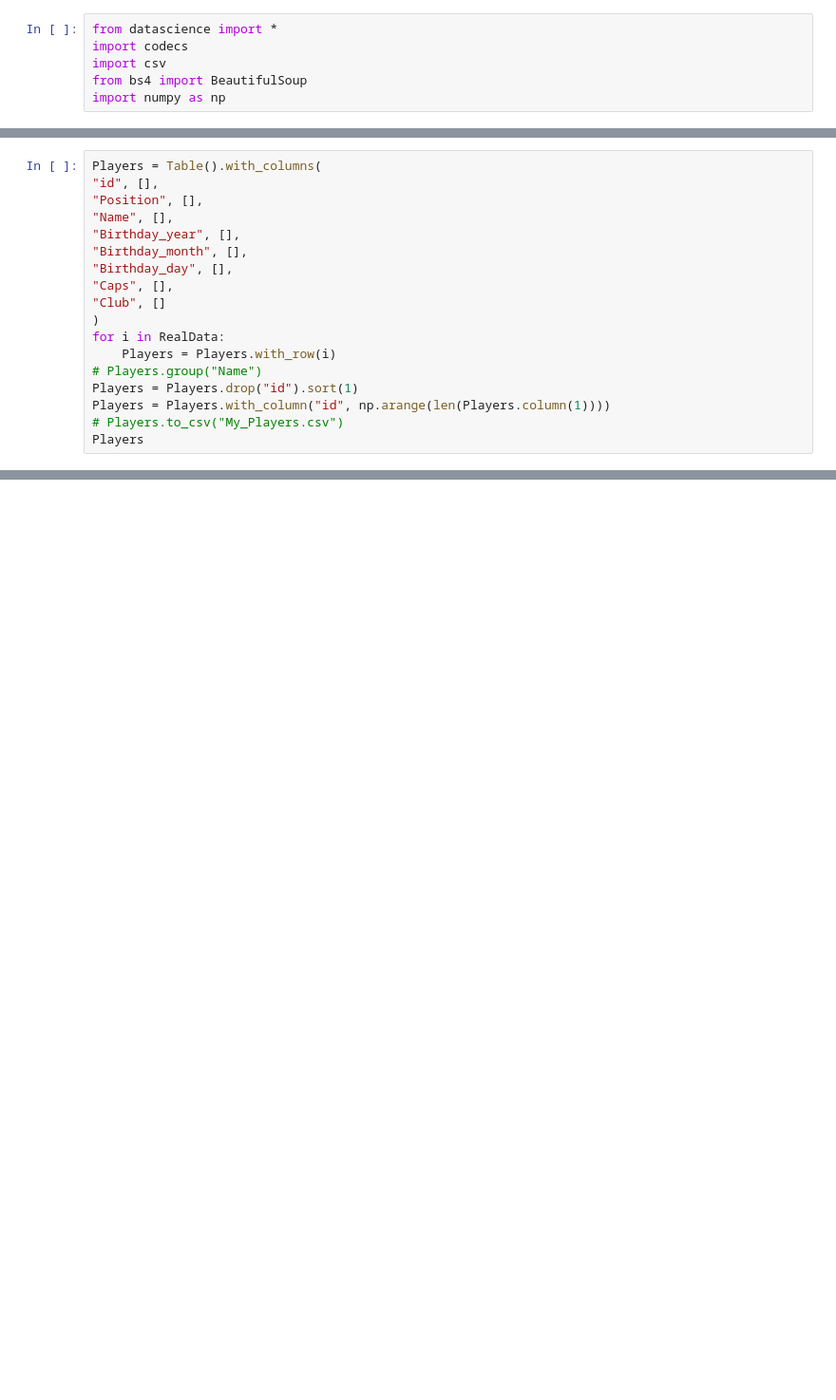
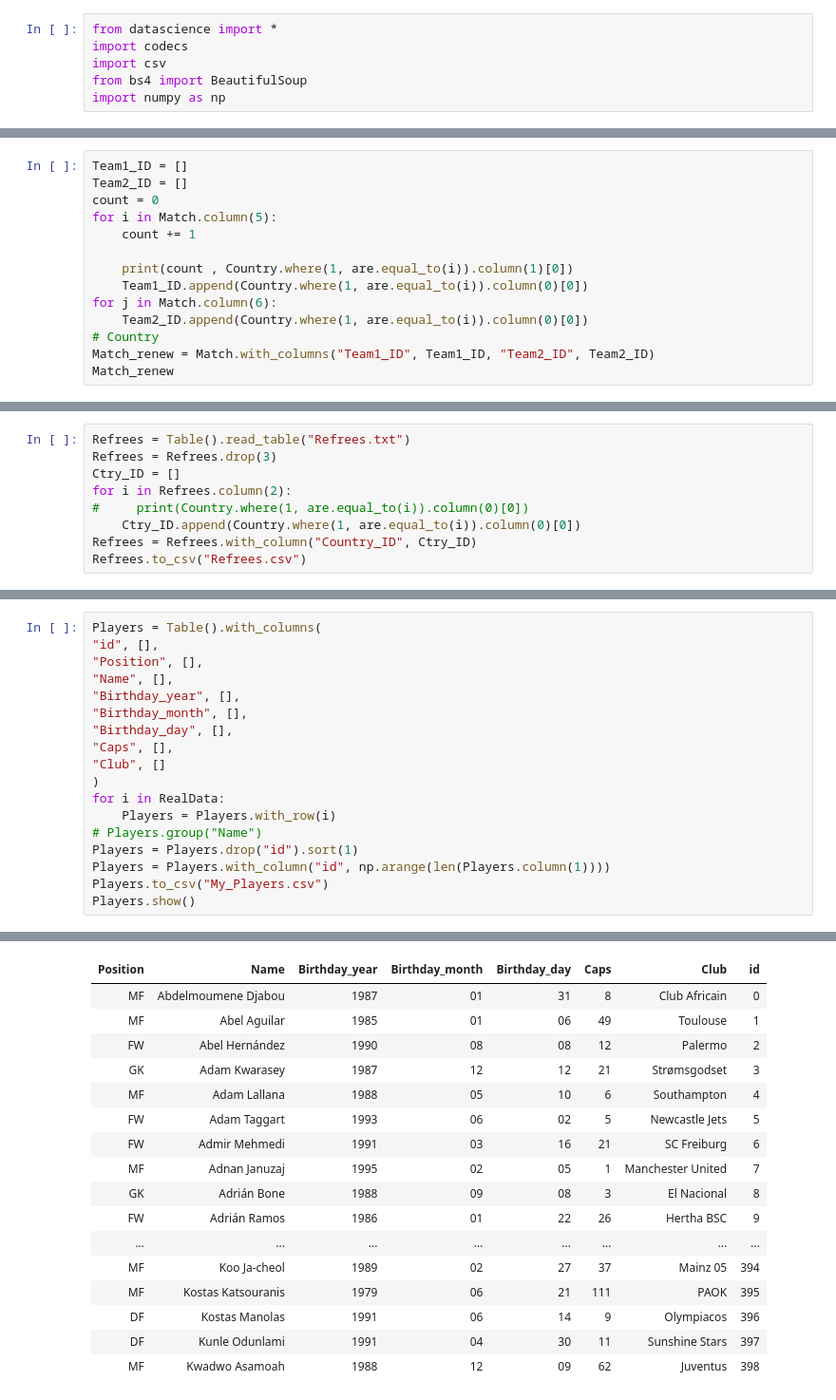
Before and after one commit to Fu-Yilei/FIFA2014Worldcup_DataExploration, a Jupyter notebook: FIFA_datasets/Untitled.ipynb, the cells around one changed output, grey strips where cells are left out. Shown at 95% size. Drawn from its saved outputs; the diff is of its cells as text; blank space fills up the shorter version.

```diff
--- a/FIFA_datasets/Untitled.ipynb
+++ b/FIFA_datasets/Untitled.ipynb
@@ -6,0 +29,14 @@ import numpy as np
+# %%
+Team1_ID = []
+Team2_ID = []
+count = 0
+for i in Match.column(5):
+    count += 1
+
+    print(count , Country.where(1, are.equal_to(i)).column(1)[0])
+    Team1_ID.append(Country.where(1, are.equal_to(i)).column(0)[0])
+for j in Match.column(6):
+    Team2_ID.append(Country.where(1, are.equal_to(i)).column(0)[0])
+# Country
+Match_renew = Match.with_columns("Team1_ID", Team1_ID, "Team2_ID", Team2_ID)
+Match_renew
@@ -7 +73,10 @@ import numpy as np
+# %%
+Refrees = Table().read_table("Refrees.txt")
+Refrees = Refrees.drop(3)
+Ctry_ID = []
+for i in Refrees.column(2):
+#     print(Country.where(1, are.equal_to(i)).column(0)[0])
+    Ctry_ID.append(Country.where(1, are.equal_to(i)).column(0)[0])
+Refrees = Refrees.with_column("Country_ID", Ctry_ID)
+Refrees.to_csv("Refrees.csv")
 # %%
@@ -67,6 +141,6 @@ for i in RealData:
 # Players.group("Name")
 Players = Players.drop("id").sort(1)
 Players = Players.with_column("id", np.arange(len(Players.column(1))))
-# Players.to_csv("My_Players.csv")
-Players
+Players.to_csv("My_Players.csv")
+Players.show()
 # %% [output]
@@ -73,0 +147,17 @@ AttributeError: 'list' object has no attribute 'encoding'
+| Position | Name | Birthday_year | Birthday_month | Birthday_day | Caps | Club | id |
+| MF | Abdelmoumene Djabou | 1987 | 01 | 31 | 8 | Club Africain | 0 |
+| MF | Abel Aguilar | 1985 | 01 | 06 | 49 | Toulouse | 1 |
+| FW | Abel Hernández | 1990 | 08 | 08 | 12 | Palermo | 2 |
+| GK | Adam Kwarasey | 1987 | 12 | 12 | 21 | Strømsgodset | 3 |
+| MF | Adam Lallana | 1988 | 05 | 10 | 6 | Southampton | 4 |
+| FW | Adam Taggart | 1993 | 06 | 02 | 5 | Newcastle Jets | 5 |
+| FW | Admir Mehmedi | 1991 | 03 | 16 | 21 | SC Freiburg | 6 |
+| MF | Adnan Januzaj | 1995 | 02 | 05 | 1 | Manchester United | 7 |
+| GK | Adrián Bone | 1988 | 09 | 08 | 3 | El Nacional | 8 |
+| FW | Adrián Ramos | 1986 | 01 | 22 | 26 | Hertha BSC | 9 |
+| ... | ... | ... | ... | ... | ... | ... | ... |
+| MF | Koo Ja-cheol | 1989 | 02 | 27 | 37 | Mainz 05 | 394 |
+| MF | Kostas Katsouranis | 1979 | 06 | 21 | 111 | PAOK | 395 |
+| DF | Kostas Manolas | 1991 | 06 | 14 | 9 | Olympiacos | 396 |
+| DF | Kunle Odunlami | 1991 | 04 | 30 | 11 | Sunshine Stars | 397 |
+| MF | Kwadwo Asamoah | 1988 | 12 | 09 | 62 | Juventus | 398 |
```
Also changed, not shown: parts of 5 cells of this notebook, 12 other files.
